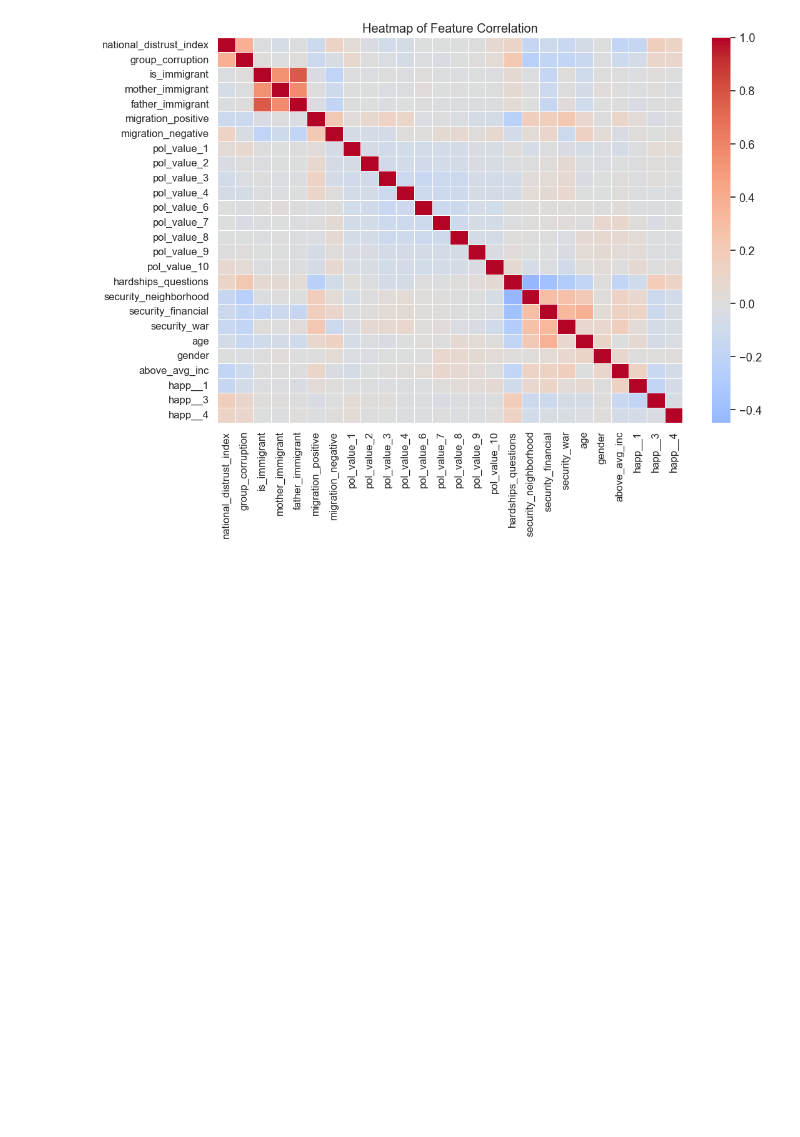
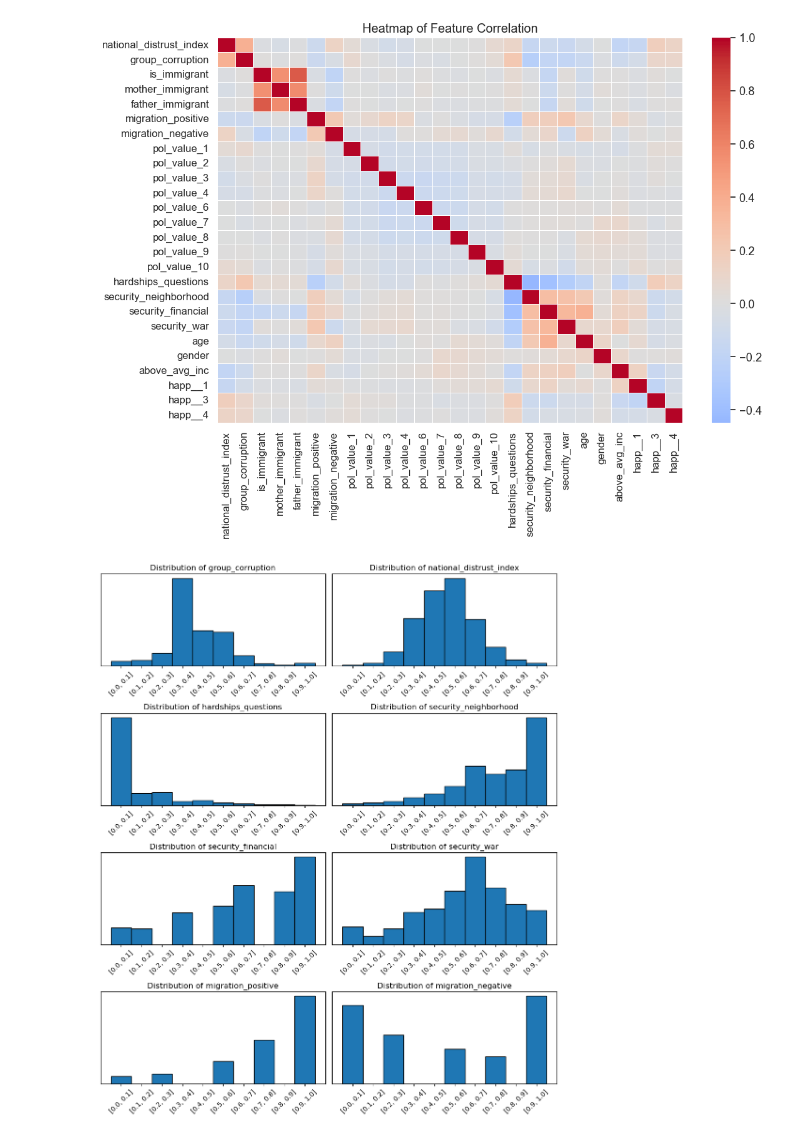
Before and after one commit to ekaba007/world_value, a Jupyter notebook: analysis/visuals_report.ipynb, the cells around one changed output. Drawn from its saved outputs; the diff is of its cells as text; code cells hidden in the pictures; blank space fills up the shorter version.

```diff
--- a/analysis/visuals_report.ipynb
+++ b/analysis/visuals_report.ipynb
@@ -238,3 +238,44 @@ plt.title('Heatmap of Feature Correlation')
 plt.show()
 # %% [output]
 [figure]
+# %%
+# the distributions of continuous variables
+
+data = df.loc[:,['group_corruption','national_distrust_index','hardships_questions','security_neighborhood','security_financial','security_war','migration_positive','migration_negative']]
+
+# Create counts for each variable (assuming discrete values for bar plot)
+data_counts = {var: np.histogram(values, bins=10)[0] for var, values in data.items()}
+
+# Set up a 4x2 grid of subplots
+fig, axes = plt.subplots(4, 2, figsize=(10, 12))
+
+# Flatten the axes for easier iteration
+axes = axes.flatten()
+
+
+# Loop through each variable and plot its histogram on the respective subplot
+for i, (var, values) in enumerate(data.items()):
+    # Calculate histogram with 10 bins
+    counts, bin_edges = np.histogram(values, bins=10)
+
+    # Calculate the center of each bin (middle of bin edges)
+    bin_centers = (bin_edges[:-1] + bin_edges[1:]) / 2
+
+    # Plot the histogram with calculated bin edges
+    axes[i].bar(bin_centers, counts, width=np.diff(bin_edges), align='center', edgecolor='black')
+
+    # Set title
+    axes[i].set_title(f'Distribution of {var}')
+
+    # Set custom x-ticks as bin ranges with one decimal place
+    bin_labels = [f'[{bin_edges[j]:.1f}, {bin_edges[j+1]:.1f}]' for j in range(len(bin_edges)-1)]
+    axes[i].set_xticks(bin_centers)  # Set the ticks to bin centers
+    axes[i].set_xticklabels(bin_labels, rotation=45, ha='center')  # Label the ticks with bin ranges
+
+    # Set y-ticks and label them (optional)
+    axes[i].set_yticks([])  # Hide y-axis ticks if desired
+# Adjust layout
+plt.tight_layout()
+plt.show()
+# %% [output]
+[figure, added]
```
Also changed, not shown: 2 other files.
